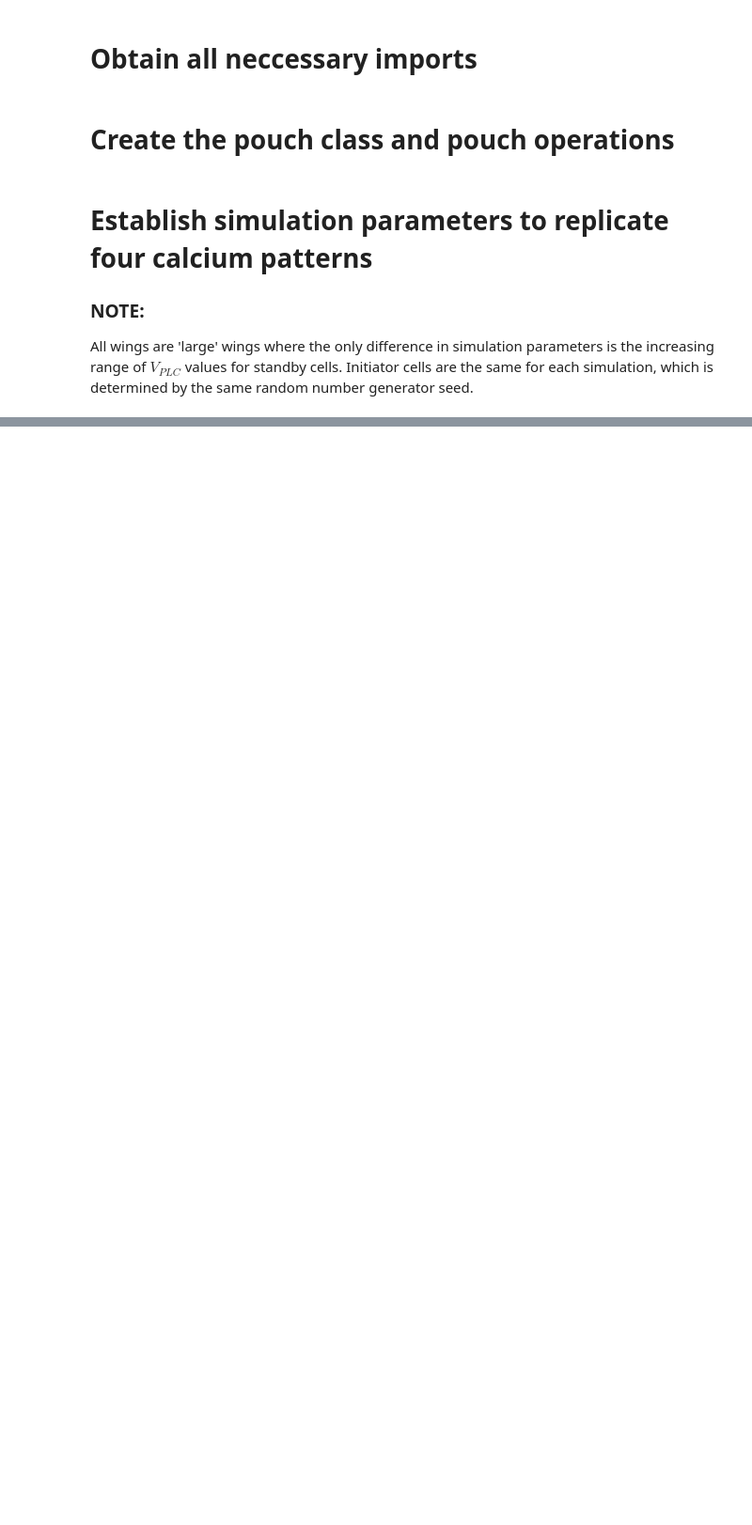
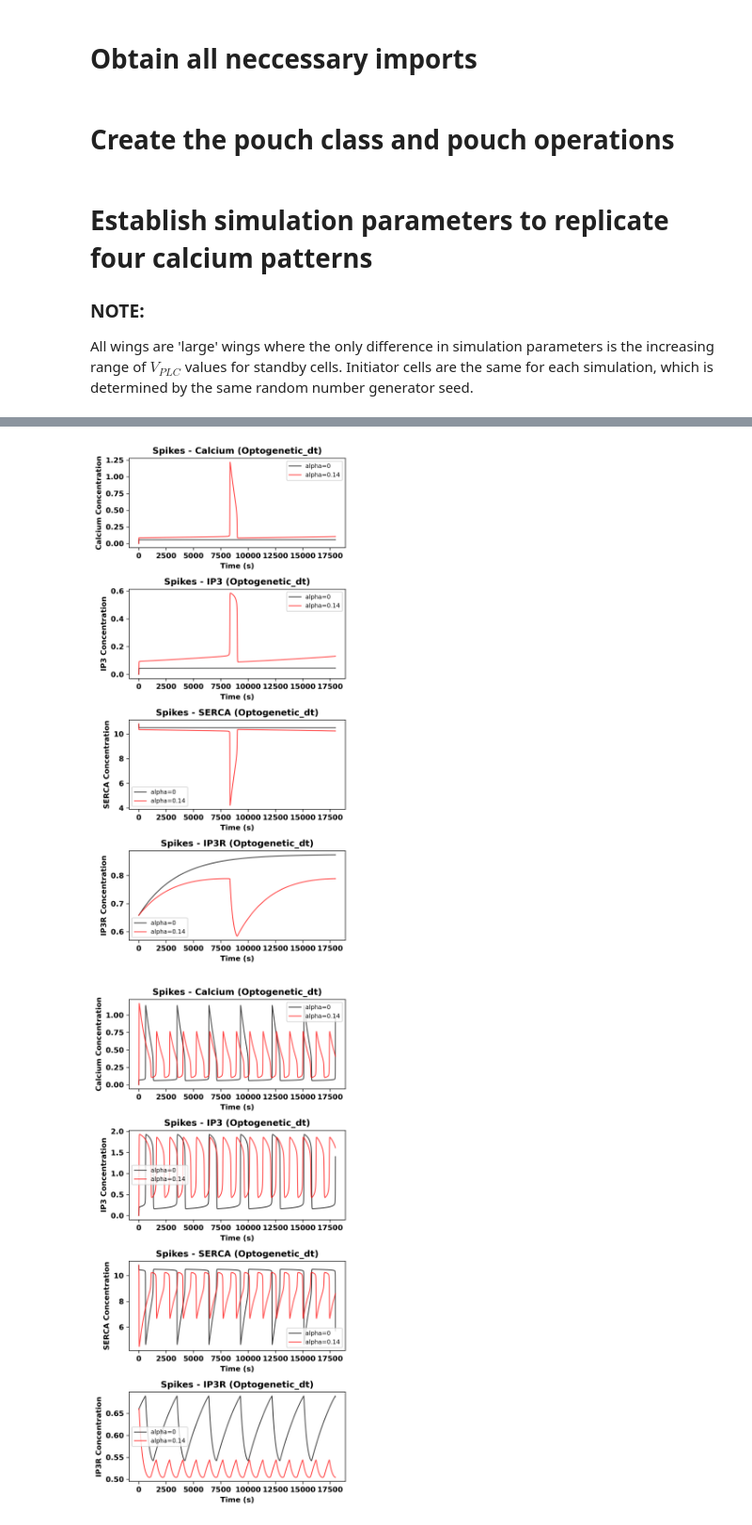
Before and after one commit to sscini/MSELab_Calcium_Cartography_2021, a Jupyter notebook: Calcium_Cartography_2025_Optogenetic_Supplement.ipynb, the cells around one changed output, grey strips where cells are left out. Shown at 94% size. Saved outputs shown, nothing was run; the diff lists cells and outputs as text; code cells hidden in the pictures; blank space fills up the shorter version.

Commit message:
Revised figures to remove GJ activity

```diff
--- a/Calcium_Cartography_2025_Optogenetic_Supplement.ipynb
+++ b/Calcium_Cartography_2025_Optogenetic_Supplement.ipynb
@@ -21,7 +21,7 @@ from IPython.display import display, HTML
 # Add path to the save folder on this system
 if os.name == 'nt':  # Windows
     folder_path = r'C:\Users\steph\Box\ZartmanLabGroupFolder\Zartman_Dowling\Stephen\MC2021_Data'
-    sim_folder_path = r"C:\Users\steph\Box\ZartmanLabGroupFolder\Zartman_Dowling\Stephen\MC2021_Data\simulationResults\Mayesha0515py2"
+    sim_folder_path = r"C:\Users\steph\Box\ZartmanLabGroupFolder\Zartman_Dowling\Stephen\MC2021_Data\simulationResults\Supplement"
 else:  # macOS/Linux
     folder_path = r'/Users/scini/Library/CloudStorage/Box-Box/ZartmanLabGroupFolder/Zartman_Dowling/Stephen/MC2021_Data'
     sim_folder_path = r'/Users/scini/Library/CloudStorage/Box-Box/ZartmanLabGroupFolder/Zartman_Dowling/Stephen/MC2021_Data/simulationResults/Mayesha0512'
@@ -359,7 +362,7 @@ print(f"Fraction of initiator cells: {frac}")
 # %%
 sim_params_Spikes = {
     'K_PLC': 0.2, 'K_5': 0.66, 'k_1': 1.11, 'k_a': 0.08, 'k_p': 0.13, 'k_2': 0.0203, 'V_SERCA': 0.9, 'K_SERCA': 0.1,
-    'c_tot': 2, 'beta': .185, 'k_i': 0.4, 'D_p': 0.005, 'tau_max': 800, 'k_tau': 1.5, 'lower': 0.2, 'upper': 0.4, 'frac': frac, 'D_c_ratio': 0.1,
+    'c_tot': 2, 'beta': .185, 'k_i': 0.4, 'D_p': 0, 'tau_max': 800, 'k_tau': 1.5, 'lower': 0.2, 'upper': 0.4, 'frac': frac, 'D_c_ratio': 0.1,
     'alpha': 0.025, 'Imax': 1, 'sim_time': 3600,
 }  # Parameters for the Spikes simulation
 
@@ -378,6 +383,6 @@ p_Spikes_opt_dt.draw_profile(path=saveFolderName)
 # %%
 # Define the alpha values for the simulations
-alpha_values = [0, 0.04, 0.1 ]  # Different alpha values for testing
+alpha_values = [0, 0.14 ]  # Different alpha values for testing
 
 # Run simulations for each alpha value and store the results
 simulations = {'Spikes': []}
@@ -392,36 +401,39 @@ for alpha in alpha_values:
 # %%
 # Plot calcium, IP3, SERCA, and IP3R dynamics for different alpha values (optogenetic_dt version)
 state_labels = ['Calcium', 'IP3', 'SERCA', 'IP3R']
-cell_indices = [80, 619]
+cell_indices = [77, 596]
 custom_colors = ['black', 'red', 'blue', 'orange', 'green']
 
 
 for cell_index in cell_indices:
     fig, axes = plt.subplots(4, 1, figsize=(5, 10), dpi=300)  # Adjusted for a single column
 
     for row, label in enumerate(state_labels):
         ax = axes[row]  # Get the current axis
 
         for i, alpha in enumerate(alpha_values):
             dynamics = simulations['Spikes'][i].disc_dynamics[cell_index, row, :]
             color = custom_colors[i % len(custom_colors)]  # Cycle through colors if more alpha values than colors
             ax.plot(dynamics, label=f'alpha={alpha}', alpha=0.7, color=color, linewidth=1.25)
 
         ax.set_title(f'Spikes - {label} (Optogenetic_dt)', fontsize=12, fontweight='bold')
         ax.set_xlabel('Time (s)', fontsize=10, fontweight='bold')  # Bold X-axis label
         ax.set_ylabel(f'{label} Concentration', fontsize=10, fontweight='bold')  # Bold Y-axis label
 
         # Make x and y ticks bold
         for tick in ax.get_xticklabels() + ax.get_yticklabels():
             tick.set_fontweight('bold')
             tick.set_fontsize(10)
 
         ax.legend(fontsize=8)
 
     plt.tight_layout()
     plt.savefig(os.path.join(sim_folder_path, 'Spikes_dynamics_vs_alpha.svg'), transparent=True)
     plt.savefig(os.path.join(sim_folder_path, 'Spikes_dynamics_vs_alpha.png'), transparent=True)
     plt.show()
+# %% [output]
+[figure, added]
+[figure, added]
 # %%
 # Only plot calcium (state 0), remove subplot titles, and add custom figure titles with cell indices and cell type info
 
```
Also changed, not shown: parts of 7 cells of this notebook.
